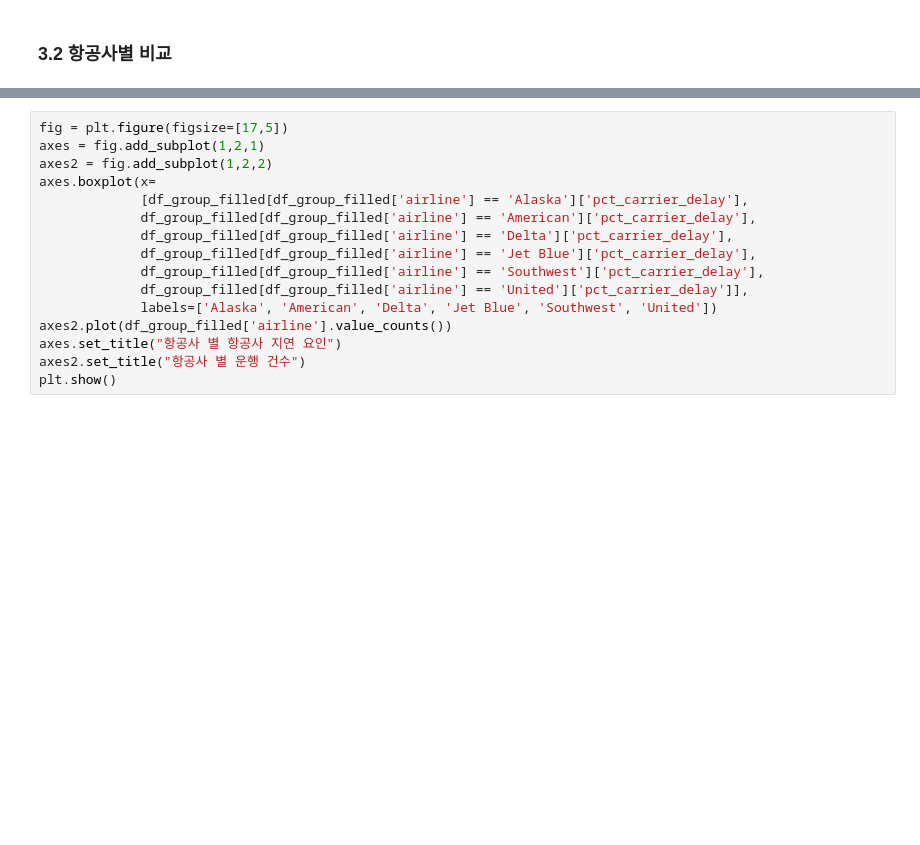
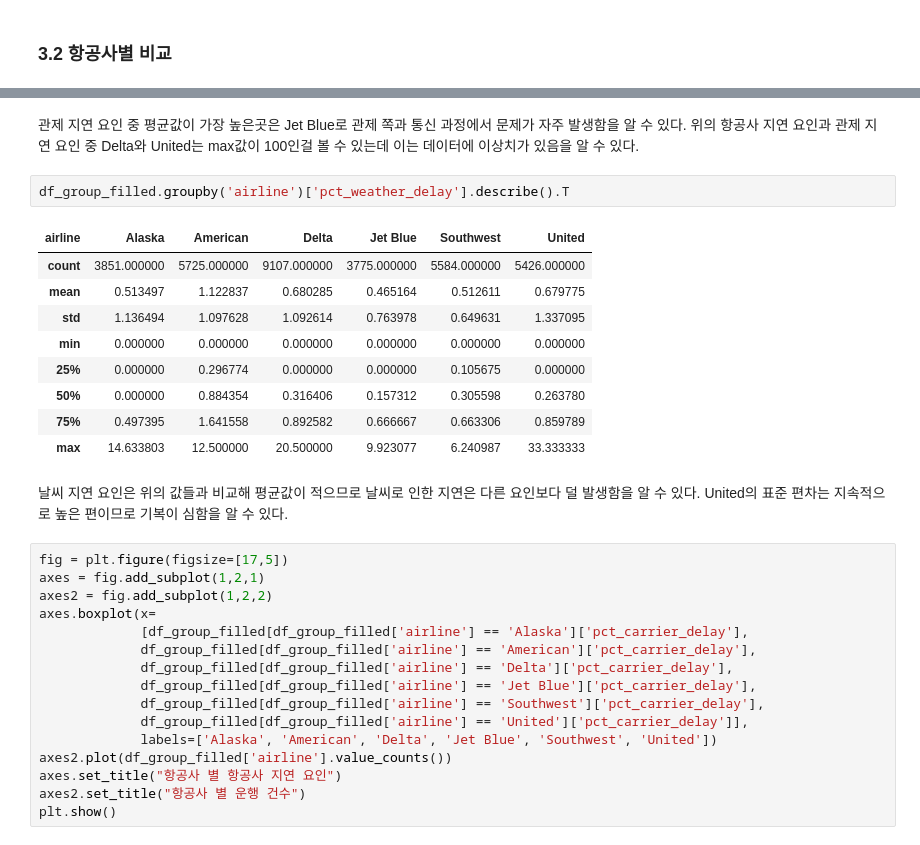
Before and after one commit to Telkem/hipython_rep, a Jupyter notebook: 1_data_anal_airlines/보고서.ipynb, the cells around one changed output, grey strips where cells are left out. Saved outputs shown, nothing was run; the diff lists cells and outputs as text; blank space fills up the shorter version.

```diff
--- a/1_data_anal_airlines/보고서.ipynb
+++ b/1_data_anal_airlines/보고서.ipynb
@@ -154,3 +161,21 @@ df_group_filled.groupby('airline').describe().T
+# %% [markdown]
+관제 지연 요인 중 평균값이 가장 높은곳은 Jet Blue로 관제 쪽과 통신 과정에서 문제가 자주 발생함을 알 수 있다.
+위의 항공사 지연 요인과 관제 지연 요인 중 Delta와 United는 max값이 100인걸 볼 수 있는데 이는 데이터에 이상치가 있음을 알 수 있다.
+# %%
+df_group_filled.groupby('airline')['pct_weather_delay'].describe().T
+# %% [output]
+| airline | Alaska | American | Delta | Jet Blue | Southwest | United |
+| count | 3851.000000 | 5725.000000 | 9107.000000 | 3775.000000 | 5584.000000 | 5426.000000 |
+| mean | 0.513497 | 1.122837 | 0.680285 | 0.465164 | 0.512611 | 0.679775 |
+| std | 1.136494 | 1.097628 | 1.092614 | 0.763978 | 0.649631 | 1.337095 |
+| min | 0.000000 | 0.000000 | 0.000000 | 0.000000 | 0.000000 | 0.000000 |
+| 25% | 0.000000 | 0.296774 | 0.000000 | 0.000000 | 0.105675 | 0.000000 |
+| 50% | 0.000000 | 0.884354 | 0.316406 | 0.157312 | 0.305598 | 0.263780 |
+| 75% | 0.497395 | 1.641558 | 0.892582 | 0.666667 | 0.663306 | 0.859789 |
+| max | 14.633803 | 12.500000 | 20.500000 | 9.923077 | 6.240987 | 33.333333 |
+# %% [markdown]
+날씨 지연 요인은 위의 값들과 비교해 평균값이 적으므로 날씨로 인한 지연은 다른 요인보다 덜 발생함을 알 수 있다.
+United의 표준 편차는 지속적으로 높은 편이므로 기복이 심함을 알 수 있다.
 # %%
 fig = plt.figure(figsize=[17,5])
 axes = fig.add_subplot(1,2,1)
```
Also changed, not shown: parts of 3 cells of this notebook.
